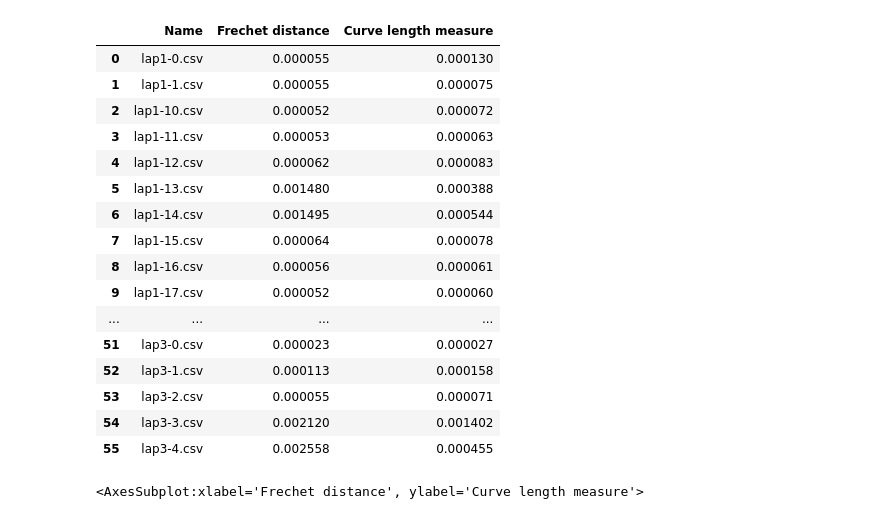
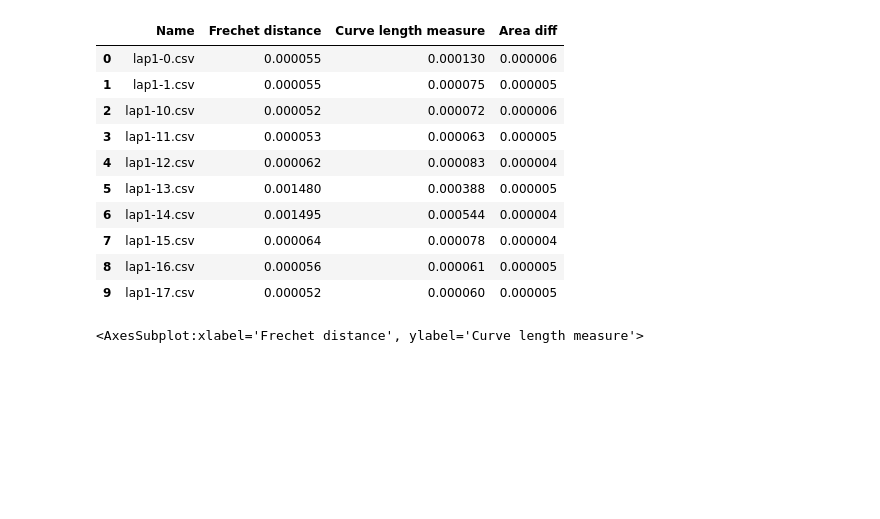
Before and after one commit to fiit-team-08/car-components-ml, a Jupyter notebook: laps_separation.ipynb, the cells around one changed output. Drawn from its saved outputs; the diff is of its cells as text; code cells hidden in the pictures; blank space fills up the shorter version.

Commit message:
Analyzed area column

```diff
--- a/laps_separation.ipynb
+++ b/laps_separation.ipynb
@@ -6,25 +10,19 @@ from shutil import copy
 # %%
 differences = pd.read_csv('data/differences.csv')
 # %%
-differences
+differences.head(10)
 # %% [output]
-|  | Name | Frechet distance | Curve length measure |
-| 0 | lap1-0.csv | 0.000055 | 0.000130 |
-| 1 | lap1-1.csv | 0.000055 | 0.000075 |
-| 2 | lap1-10.csv | 0.000052 | 0.000072 |
-| 3 | lap1-11.csv | 0.000053 | 0.000063 |
-| 4 | lap1-12.csv | 0.000062 | 0.000083 |
-| 5 | lap1-13.csv | 0.001480 | 0.000388 |
-| 6 | lap1-14.csv | 0.001495 | 0.000544 |
-| 7 | lap1-15.csv | 0.000064 | 0.000078 |
-| 8 | lap1-16.csv | 0.000056 | 0.000061 |
-| 9 | lap1-17.csv | 0.000052 | 0.000060 |
-| ... | ... | ... | ... |
-| 51 | lap3-0.csv | 0.000023 | 0.000027 |
-| 52 | lap3-1.csv | 0.000113 | 0.000158 |
-| 53 | lap3-2.csv | 0.000055 | 0.000071 |
-| 54 | lap3-3.csv | 0.002120 | 0.001402 |
-| 55 | lap3-4.csv | 0.002558 | 0.000455 |
+|  | Name | Frechet distance | Curve length measure | Area diff |
+| 0 | lap1-0.csv | 0.000055 | 0.000130 | 0.000006 |
+| 1 | lap1-1.csv | 0.000055 | 0.000075 | 0.000005 |
+| 2 | lap1-10.csv | 0.000052 | 0.000072 | 0.000006 |
+| 3 | lap1-11.csv | 0.000053 | 0.000063 | 0.000005 |
+| 4 | lap1-12.csv | 0.000062 | 0.000083 | 0.000004 |
+| 5 | lap1-13.csv | 0.001480 | 0.000388 | 0.000005 |
+| 6 | lap1-14.csv | 0.001495 | 0.000544 | 0.000004 |
+| 7 | lap1-15.csv | 0.000064 | 0.000078 | 0.000004 |
+| 8 | lap1-16.csv | 0.000056 | 0.000061 | 0.000005 |
+| 9 | lap1-17.csv | 0.000052 | 0.000060 | 0.000005 |
 # %%
 differences.plot.scatter(x='Frechet distance', y='Curve length measure')
 # %% [output]
```
Also changed, not shown: parts of 22 cells of this notebook.
